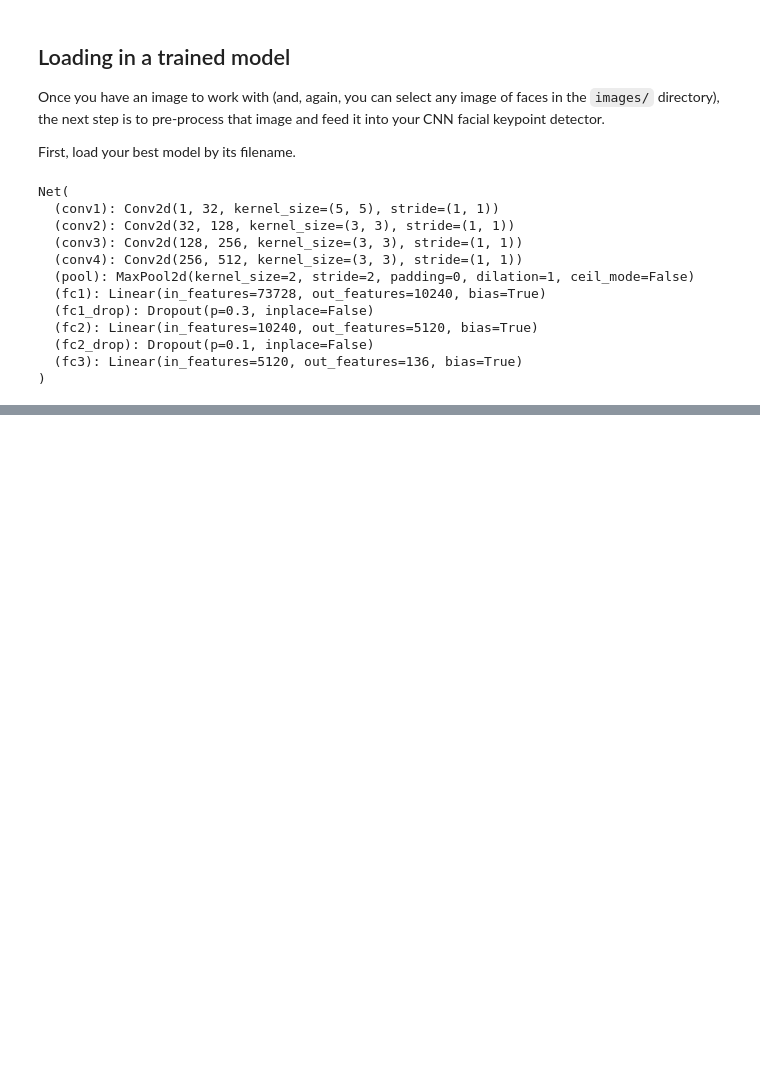
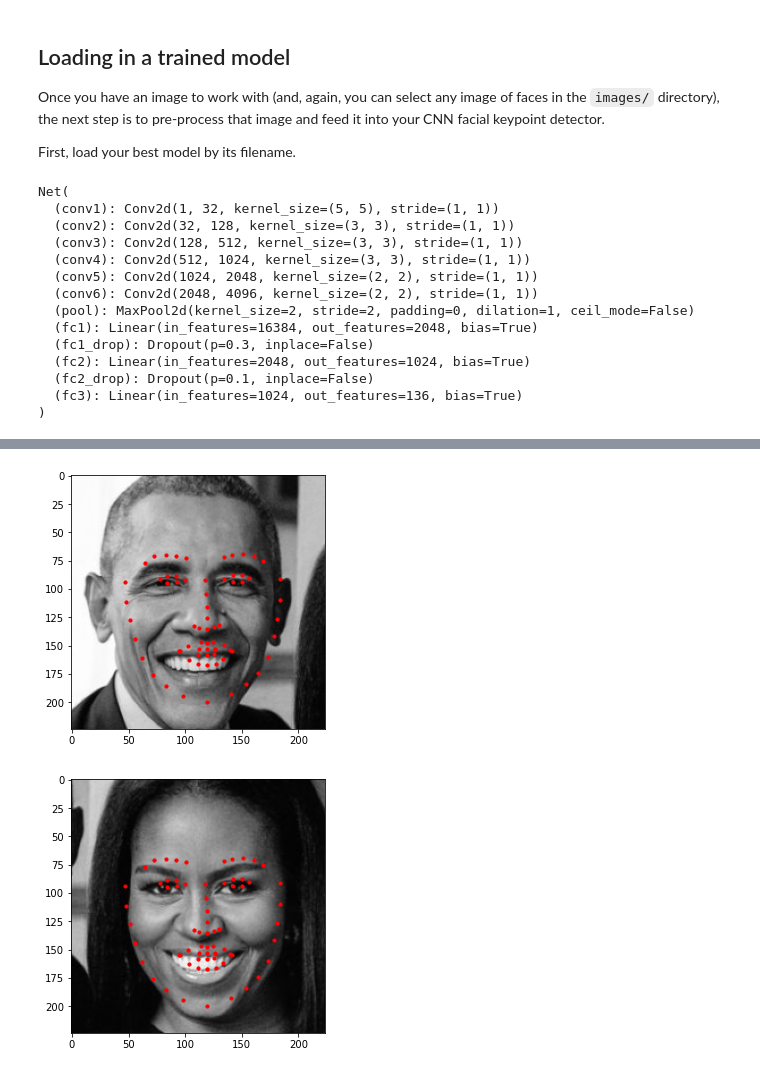
Before and after one commit to miniermatar/Udacity_Facial_Keypoints, a Jupyter notebook: 3. Facial Keypoint Detection, Complete Pipeline.ipynb, the cells around one changed output, grey strips where cells are left out. Saved outputs shown, nothing was run; the diff lists cells and outputs as text; code cells hidden in the pictures; blank space fills up the shorter version.

```diff
--- a/3. Facial Keypoint Detection, Complete Pipeline.ipynb
+++ b/3. Facial Keypoint Detection, Complete Pipeline.ipynb
@@ -82,7 +82,7 @@ net = Net()
 
 ## TODO: load the best saved model parameters (by your path name)
 ## You'll need to un-comment the line below and add the correct name for *your* saved model
-net.load_state_dict(torch.load('saved_models/keypoints_model_6.pt'))
+net.load_state_dict(torch.load('saved_models/keypoints_model_7.pt'))
 
 ## print out your net and prepare it for testing (uncomment the line below)
 net.eval()
@@ -90,14 +90,16 @@ net.eval()
 Net(
   (conv1): Conv2d(1, 32, kernel_size=(5, 5), stride=(1, 1))
   (conv2): Conv2d(32, 128, kernel_size=(3, 3), stride=(1, 1))
-  (conv3): Conv2d(128, 256, kernel_size=(3, 3), stride=(1, 1))
-  (conv4): Conv2d(256, 512, kernel_size=(3, 3), stride=(1, 1))
+  (conv3): Conv2d(128, 512, kernel_size=(3, 3), stride=(1, 1))
+  (conv4): Conv2d(512, 1024, kernel_size=(3, 3), stride=(1, 1))
+  (conv5): Conv2d(1024, 2048, kernel_size=(2, 2), stride=(1, 1))
+  (conv6): Conv2d(2048, 4096, kernel_size=(2, 2), stride=(1, 1))
   (pool): MaxPool2d(kernel_size=2, stride=2, padding=0, dilation=1, ceil_mode=False)
-  (fc1): Linear(in_features=73728, out_features=10240, bias=True)
+  (fc1): Linear(in_features=16384, out_features=2048, bias=True)
   (fc1_drop): Dropout(p=0.3, inplace=False)
-  (fc2): Linear(in_features=10240, out_features=5120, bias=True)
+  (fc2): Linear(in_features=2048, out_features=1024, bias=True)
   (fc2_drop): Dropout(p=0.1, inplace=False)
-  (fc3): Linear(in_features=5120, out_features=136, bias=True)
+  (fc3): Linear(in_features=1024, out_features=136, bias=True)
 )
 # %% [markdown]
 ## Keypoint detection
@@ -123,31 +125,52 @@ After each face has been appropriately converted into an input Tensor for your n
 # %%
 image_copy = np.copy(image)
 
 # loop over the detected faces from your haar cascade
+i=0
 for (x,y,w,h) in faces:
+    plt.figure(figsize=(10,5))
+    ax = plt.subplot(1, len(faces), i+1)
+    i += 1
 
     # Select the region of interest that is the face in the image
-    roi = image_copy[y:y+h, x:x+w]
+    roi = image_copy[y-30:y+h+30, x-30:x+w+30]
 
     ## TODO: Convert the face region from RGB to grayscale
     roi = cv2.cvtColor(roi, cv2.COLOR_RGB2GRAY)
 
     ## TODO: Normalize the grayscale image so that its color range falls in [0,1] instead of [0,255]
     roi =  roi/255.0
     ## TODO: Rescale the detected face to be the expected square size for your CNN (224x224, suggested)
     roi = cv2.resize(roi, (224, 224))
-    ## TODO: Reshape the numpy image shape (H x W x C) into a torch image shape (C x H x W)
+
     roi_reshaped = roi.reshape(224, 224, 1)
-    roi_reshaped = roi_reshaped.transpose((2, 0, 1))
-    roi_reshaped = torch.from_numpy(roi_reshaped).float()
-    roi_reshaped = roi_reshaped.type(torch.FloatTensor)
+
+    # swap color axis because
+    # numpy image: H x W x C
+    # torch image: C X H X W
+
+    roi_t = roi_reshaped.transpose((2, 0, 1))
+    roi_t = roi_t.reshape(1, 1, 224, 224)
+
+    roi_t = torch.from_numpy(roi_t)
+
+
+
+    roi_t = roi_t.type(torch.FloatTensor)
 
     ## TODO: Make facial keypoint predictions using your loaded, trained network
     ## perform a forward pass to get the predicted facial keypoints
-
-    predicted_vals=net(roi_reshaped)
-    predicted_vals=predicted_vals.view(68.2)
-    predicted_vals=predicted_vals*50+100
+    predicted_vals=net(roi_t)
+    predicted_vals=predicted_vals.view(68,2)
+    predicted_vals=predicted_vals.data.numpy()
+    predicted_vals=predicted_vals*65+100
 
 
     ## TODO: Display each detected face and the corresponding keypoints
+
+    plt.imshow(roi, cmap='gray')
+    plt.scatter(predicted_vals[:, 0], predicted_vals[:, 1], s=40, marker='.', c='r')
+plt.show()
+# %% [output]
+[figure, added]
+[figure, added]
```
Also changed, not shown: parts of 1 cell of this notebook, 2 other files.
